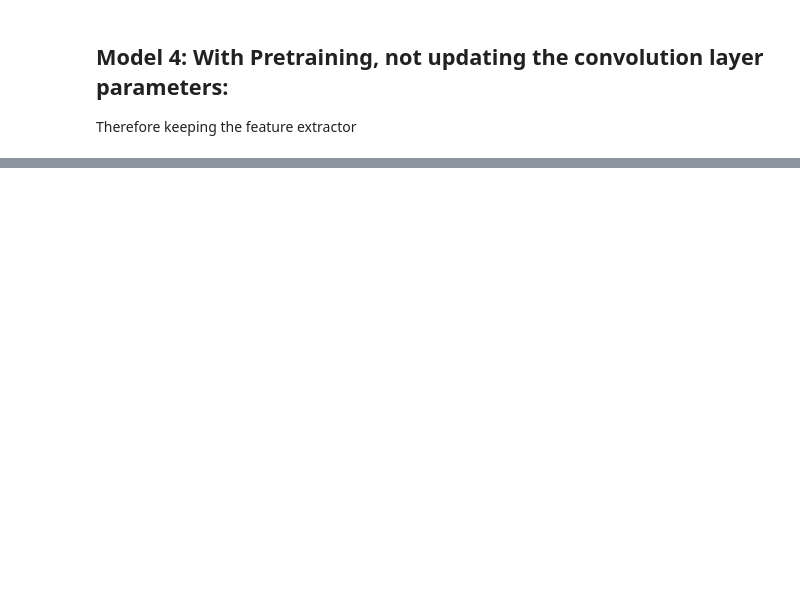
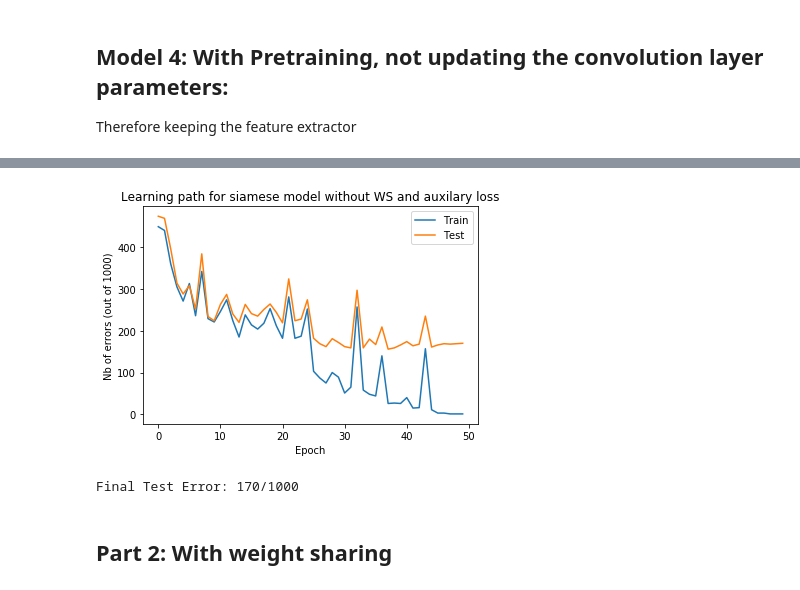
Before and after one commit to yvesrychener/Deep_Learning_Mnist, a Jupyter notebook: Yves.ipynb, the cells around one changed output, grey strips where cells are left out. Saved outputs shown, nothing was run; the diff lists cells and outputs as text; code cells hidden in the pictures; blank space fills up the shorter version.

```diff
--- a/Yves.ipynb
+++ b/Yves.ipynb
@@ -279,0 +379,47 @@ Final Test Error: 94/1000
+# %%
+class siamese_Net_no_WS(nn.Module):
+    def __init__(self):
+        super(siamese_Net_no_WS, self).__init__()
+        self.conv1a = nn.Conv2d(1, 32, kernel_size=3)
+        self.conv2a = nn.Conv2d(32, 64, kernel_size=3)
+        self.fc1a = nn.Linear(256, 100)
+        self.fc2a = nn.Linear(100, 10)
+        self.conv1b = nn.Conv2d(1, 32, kernel_size=3)
+        self.conv2b = nn.Conv2d(32, 64, kernel_size=3)
+        self.fc1b = nn.Linear(256, 100)
+        self.fc2b = nn.Linear(100, 10)
+        self.fc3 = nn.Linear(200, 10)
+        self.fc4 = nn.Linear(10,2)
+
+    def forward(self, x):
+        x1 = F.relu(F.max_pool2d(self.conv1a(x[:,0,:,:].view(x.size(0),1,14,14)), kernel_size=2, stride=2)) #image size 12x12-> image size 6x6
+        x1 = F.relu(F.max_pool2d(self.conv2a(x1), kernel_size=2, stride=2)) #image size 4x4 -> image size 2x2
+        x1 = F.relu(self.fc1a(x1.view(-1, 256)))
+        x2 = F.relu(F.max_pool2d(self.conv1b(x[:,1,:,:].view(x.size(0),1,14,14)), kernel_size=2, stride=2)) #image size 12x12-> image size 6x6
+        x2 = F.relu(F.max_pool2d(self.conv2b(x2), kernel_size=2, stride=2)) #image size 4x4 -> image size 2x2
+        x2 = F.relu(self.fc1b(x2.view(-1, 256)))
+        x = F.relu(self.fc3(torch.cat((x1.view(-1,100), x2.view(-1, 100)), 1)))
+        x = self.fc4(x)
+
+        n1 = self.fc2a(x1)
+        n2 = self.fc2b(x2)
+        return [x, n1, n2]
+# %%
+sNet_no_WS_no_al = siamese_Net_no_WS()
+sNet_no_WS_no_al, train_path, test_path = train_model_path_aux(sNet_no_WS_no_al, nn.CrossEntropyLoss(), \
+          optim.SGD(sNet_no_WS_no_al.parameters(), lr=1e-1), 50, 100, train_X, train_Y, train_Class, test_X, \
+                                                               test_Y, beta = 0, verbose=False)
+# %%
+plt.plot(train_path, label = 'Train')
+plt.plot(test_path, label = 'Test')
+plt.title('Learning path for siamese model without WS and auxilary loss')
+plt.xlabel('Epoch')
+plt.ylabel('Nb of errors (out of 1000)')
+plt.legend()
+plt.show()
+print('Final Test Error: {}/1000'.format(compute_nb_errors_aux(sNet_no_WS_no_al, test_X, test_Y, 100)))
+# %% [output]
+[figure, added]
+Final Test Error: 170/1000
+# %% [markdown]
+## Part 2: With weight sharing
```
Also changed, not shown: parts of 21 cells of this notebook.
